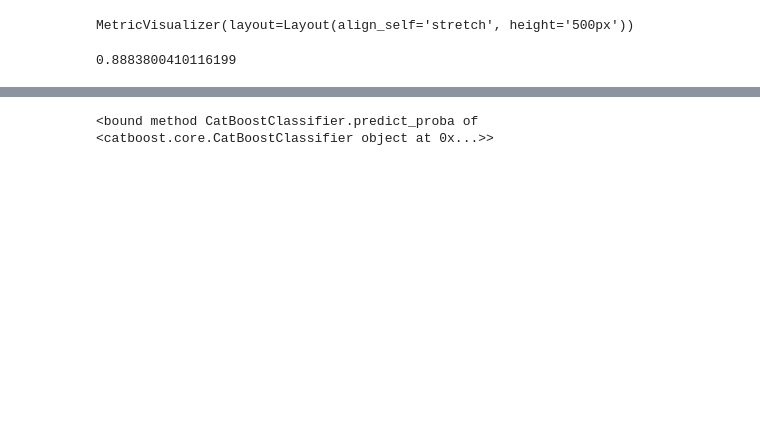
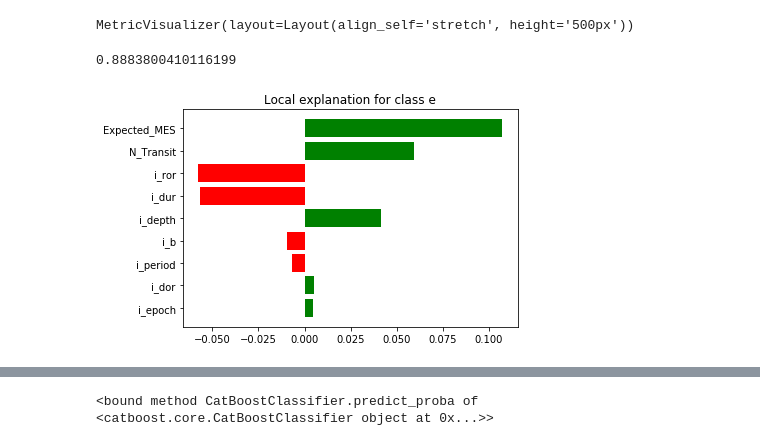
Before and after one commit to yutarochan/DS440, a Jupyter notebook: notebooks/CatBoost_Analysis/Lime_analysis.ipynb, the cells around one changed output, grey strips where cells are left out. Saved outputs shown, nothing was run; the diff lists cells and outputs as text; code cells hidden in the pictures; blank space fills up the shorter version.

```diff
--- a/notebooks/CatBoost_Analysis/Lime_analysis.ipynb
+++ b/notebooks/CatBoost_Analysis/Lime_analysis.ipynb
@@ -82,4 +84,8 @@ explainer = lime.lime_tabular.LimeTabularExplainer(X, feature_names = feat, clas
 arr = X_test.loc[78357,:].values
 # arr
 exp = explainer.explain_instance(arr, model.predict_proba, num_features=len(feat))
+# %%
+fig = exp.as_pyplot_figure()
+# %% [output]
+[figure, added]
 # %%
```
Also changed, not shown: parts of 2 cells of this notebook, 1 other file.
